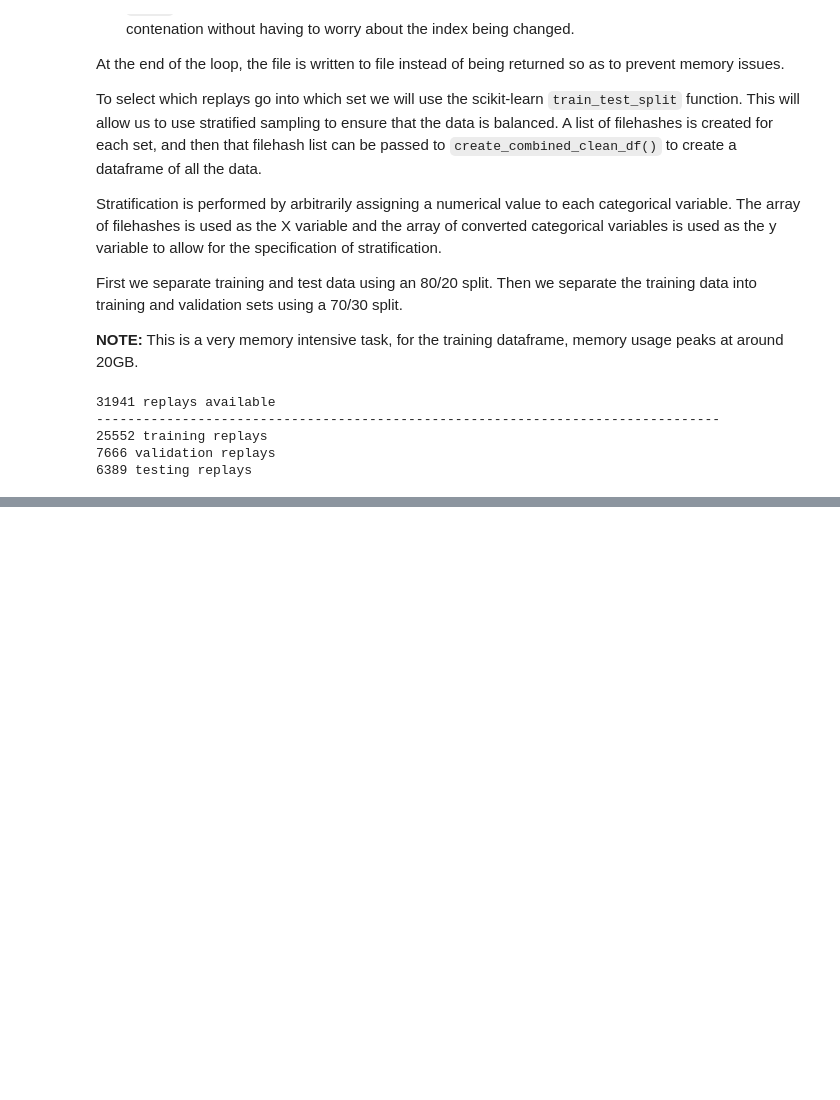
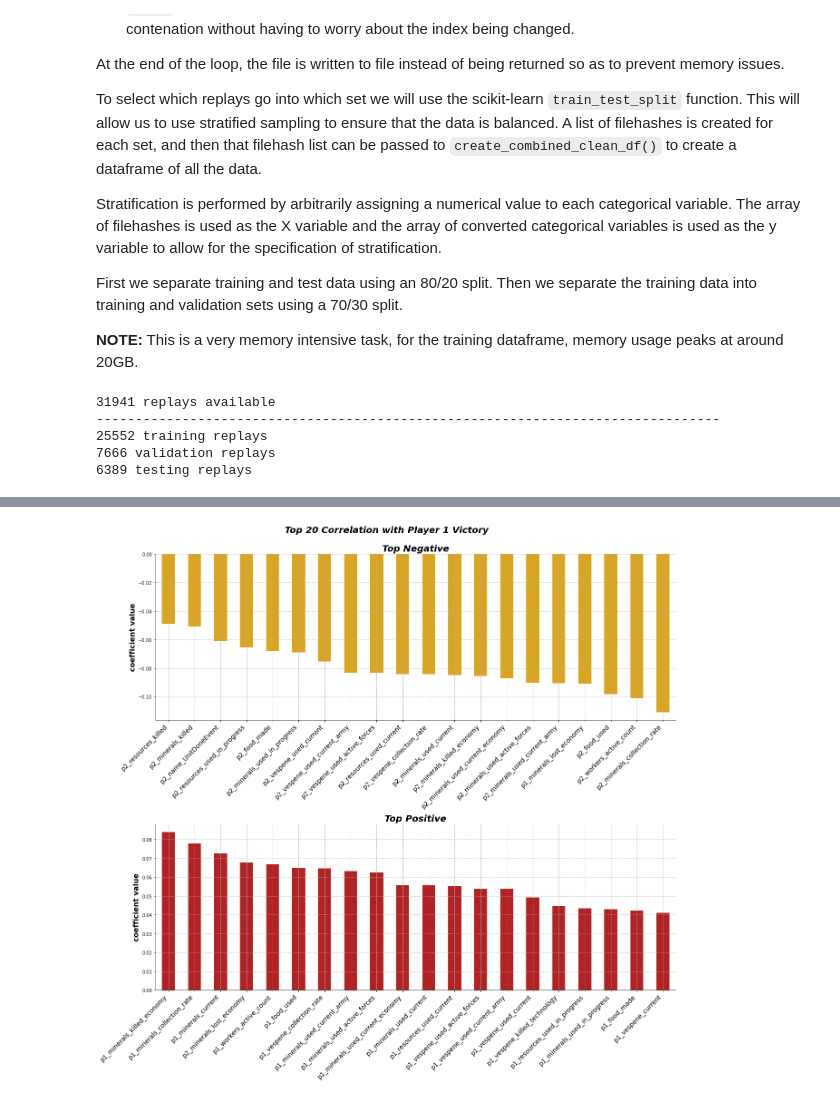
Before and after one commit to jared-a-lloyd/sc2-modeling, a Jupyter notebook: Notebook 3 - Event Data Analysis and Modeling.ipynb, the cells around one changed output, grey strips where cells are left out. Saved outputs shown, nothing was run; the diff lists cells and outputs as text; code cells hidden in the pictures; blank space fills up the shorter version.

```diff
--- a/Notebook 3 - Event Data Analysis and Modeling.ipynb
+++ b/Notebook 3 - Event Data Analysis and Modeling.ipynb
@@ -1154,9 +1261,9 @@ test_df = pd.read_pickle('data/testing_clean.zip')
 # %%
 # extract the respective filehashes
 # training filehashes
-training_filehash_list = list(training_df['filehash'].unique())
+training_filehash_list = list(train_df['filehash'].unique())
 # validation filehashes
-validation_filehash_list = list(validation_df['filehash'].unique())
+validation_filehash_list = list(val_df['filehash'].unique())
 # test filehashes
 test_filehash_list = list(test_df['filehash'].unique())
 
@@ -1168,8 +1275,8 @@ master_columns_list = [col[0] for col in master_columns_list]
 
 print(f'There are {len(master_columns_list)} columns in the master list')
 print('-'*80+'\n')
-print(f'The shape of training_df is {training_df.shape}')
-print(f'The shape of validation_df is {validation_df.shape}')
+print(f'The shape of train_df is {train_df.shape}')
+print(f'The shape of val_df is {val_df.shape}')
 print(f'The shape of test_df is {test_df.shape}')
 # %% [output]
 There are 581 columns in the master list
@@ -1340,9 +1476,24 @@ def match_columns_with_master(df, master_columns_list):
     # return the dataframe with columns arranged in the master list order
     return df[master_columns_list]
 # %%
-# match the columns of the training data
-training_df = match_columns_with_master(training_df, master_columns_list)
+# match the columns of the training data and reduce the size
+train_df, _ = reduce_mem_usage(
+    match_columns_with_master(
+        train_df,
+        master_columns_list
+    )
+)
 # match the columns of the validation data
-validation_df = match_columns_with_master(validation_df, master_columns_list)
+val_df, _ = reduce_mem_usage(
+    match_columns_with_master(
+        val_df,
+        master_columns_list
+    )
+)
 # match the columns of the test data
-test_df = match_columns_with_master(test_df, master_columns_list)
+test_df, _ = reduce_mem_usage(
+    match_columns_with_master(
+        test_df,
+        master_columns_list
+    )
+)
@@ -1381,0 +1554,8 @@ get_correlation_matrix(training_df, 'winner')
+# %%
+# get correlation matrix for the training data
+# use corrwith because we are only interested in correlating the winner column
+# with the other columns
+train_corr = pd.DataFrame(
+    train_df.corrwith(train_df['winner']),
+    columns=['coefficient'])
+train_corr.head()
@@ -1381,0 +1644,8 @@ get_correlation_matrix(training_df, 'winner')
+# %%
+# drop winner row because it will always correlate to itself
+# train_corr = train_corr.drop('winner')
+
+# plot the top negative and positive correlations
+plot_top_n_values(train_corr, 'Correlation with Player 1 Victory')
+# %% [output]
+[figure, added]
```
Also changed, not shown: parts of 28 cells of this notebook.
